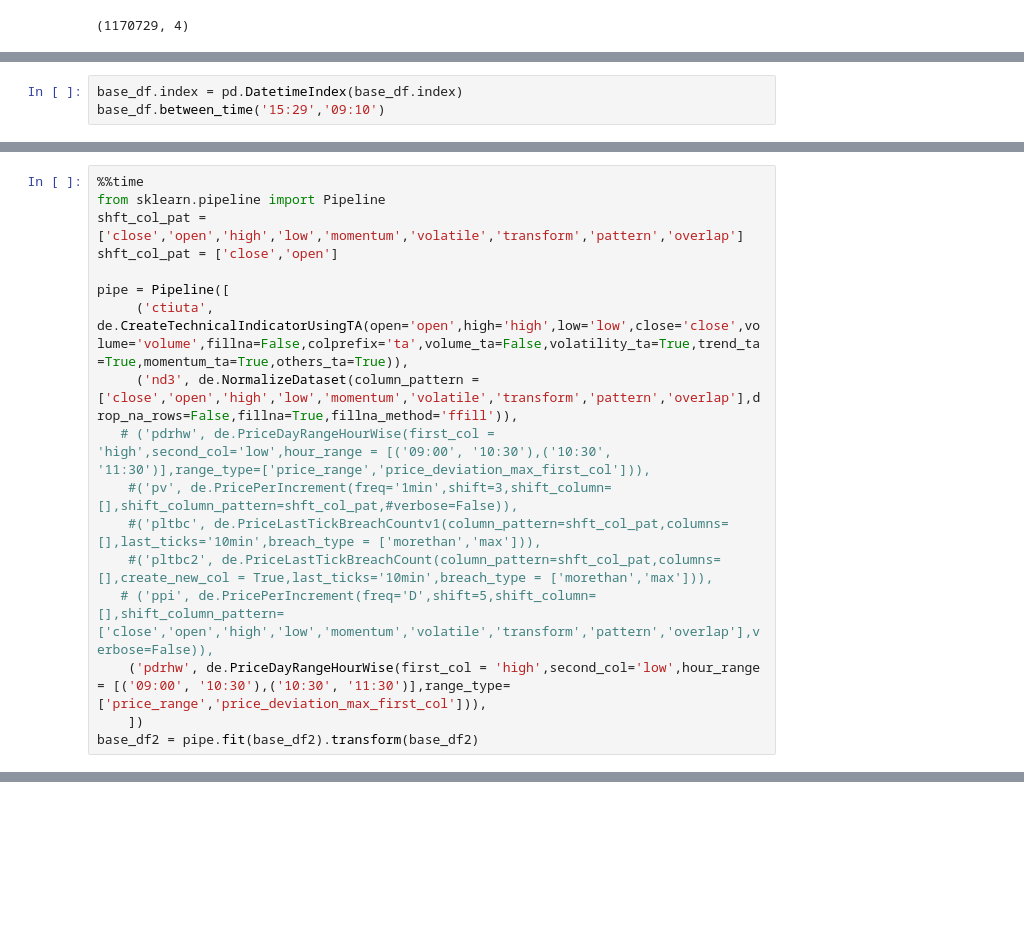
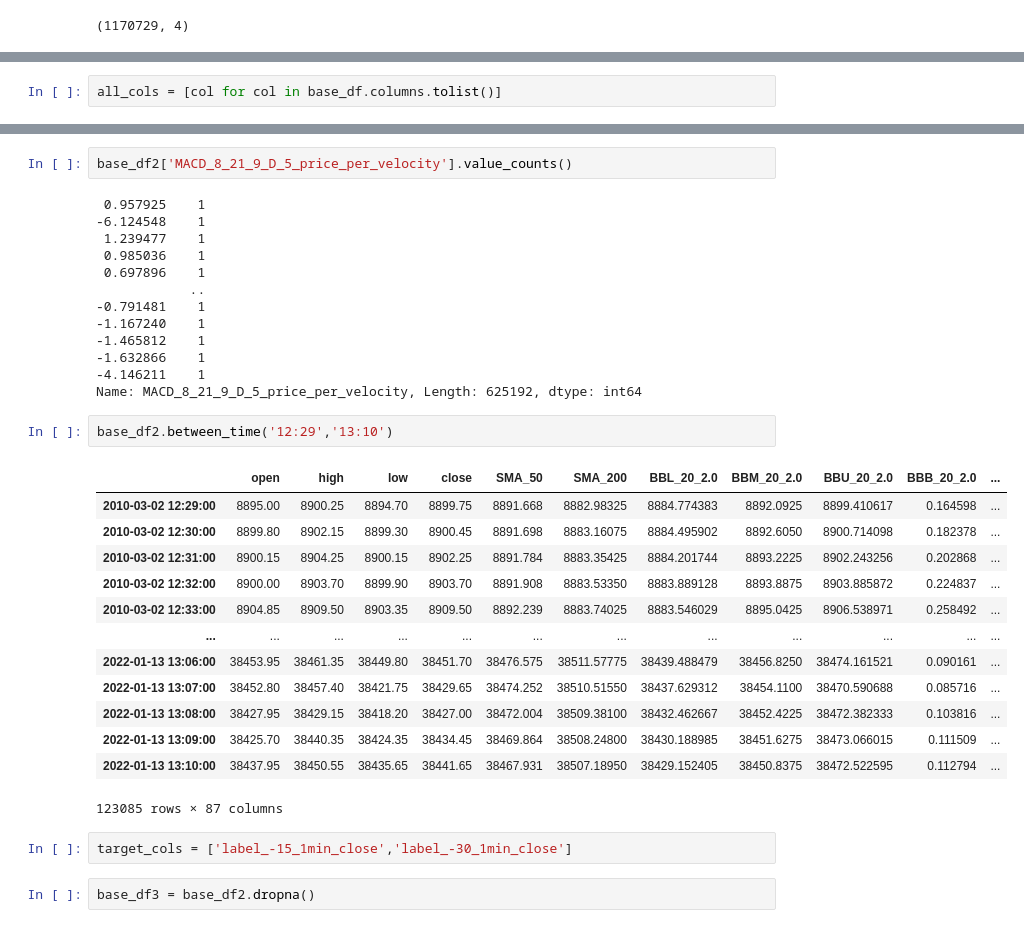
Before and after one commit to xooca/quant_game, a Jupyter notebook: ml_model_new.ipynb, the cells around one changed output, grey strips where cells are left out. Cells and saved outputs as stored; diff of their text form; blank space fills up the shorter version.

```diff
--- a/ml_model_new.ipynb
+++ b/ml_model_new.ipynb
@@ -42,3 +57,0 @@ base_df.shape
-# %%
-base_df.index = pd.DatetimeIndex(base_df.index)
-base_df.between_time('15:29','09:10')
@@ -58,0 +58,2 @@ base_df.between_time('15:29','09:10')
+# %%
+all_cols = [col for col in base_df.columns.tolist()]
@@ -76,17 +315,0 @@ base_df2 = pipe.fit(base_df).transform(base_df)
-# %%
-%%time
-from sklearn.pipeline import Pipeline
-shft_col_pat = ['close','open','high','low','momentum','volatile','transform','pattern','overlap']
-shft_col_pat = ['close','open']
-
-pipe = Pipeline([
-     ('ctiuta', de.CreateTechnicalIndicatorUsingTA(open='open',high='high',low='low',close='close',volume='volume',fillna=False,colprefix='ta',volume_ta=False,volatility_ta=True,trend_ta=True,momentum_ta=True,others_ta=True)),
-     ('nd3', de.NormalizeDataset(column_pattern = ['close','open','high','low','momentum','volatile','transform','pattern','overlap'],drop_na_rows=False,fillna=True,fillna_method='ffill')),
-   # ('pdrhw', de.PriceDayRangeHourWise(first_col = 'high',second_col='low',hour_range = [('09:00', '10:30'),('10:30', '11:30')],range_type=['price_range','price_deviation_max_first_col'])),
-    #('pv', de.PricePerIncrement(freq='1min',shift=3,shift_column=[],shift_column_pattern=shft_col_pat,#verbose=False)),
-    #('pltbc', de.PriceLastTickBreachCountv1(column_pattern=shft_col_pat,columns=[],last_ticks='10min',breach_type = ['morethan','max'])),
-    #('pltbc2', de.PriceLastTickBreachCount(column_pattern=shft_col_pat,columns=[],create_new_col = True,last_ticks='10min',breach_type = ['morethan','max'])),
-   # ('ppi', de.PricePerIncrement(freq='D',shift=5,shift_column=[],shift_column_pattern=['close','open','high','low','momentum','volatile','transform','pattern','overlap'],verbose=False)),
-    ('pdrhw', de.PriceDayRangeHourWise(first_col = 'high',second_col='low',hour_range = [('09:00', '10:30'),('10:30', '11:30')],range_type=['price_range','price_deviation_max_first_col'])),
-    ])
-base_df2 = pipe.fit(base_df2).transform(base_df2)
@@ -103,0 +316,35 @@ ta = None
+# %%
+base_df2['MACD_8_21_9_D_5_price_per_velocity'].value_counts()
+# %% [output]
+ 0.957925    1
+-6.124548    1
+ 1.239477    1
+ 0.985036    1
+ 0.697896    1
+            ..
+-0.791481    1
+-1.167240    1
+-1.465812    1
+-1.632866    1
+-4.146211    1
+Name: MACD_8_21_9_D_5_price_per_velocity, Length: 625192, dtype: int64
+# %%
+base_df2.between_time('12:29','13:10')
+# %% [output]
+|  | open | high | low | close | SMA_50 | SMA_200 | BBL_20_2.0 | BBM_20_2.0 | BBU_20_2.0 | BBB_20_2.0 | ... |
+| 2010-03-02 12:29:00 | 8895.00 | 8900.25 | 8894.70 | 8899.75 | 8891.668 | 8882.98325 | 8884.774383 | 8892.0925 | 8899.410617 | 0.164598 | ... |
+| 2010-03-02 12:30:00 | 8899.80 | 8902.15 | 8899.30 | 8900.45 | 8891.698 | 8883.16075 | 8884.495902 | 8892.6050 | 8900.714098 | 0.182378 | ... |
+| 2010-03-02 12:31:00 | 8900.15 | 8904.25 | 8900.15 | 8902.25 | 8891.784 | 8883.35425 | 8884.201744 | 8893.2225 | 8902.243256 | 0.202868 | ... |
+| 2010-03-02 12:32:00 | 8900.00 | 8903.70 | 8899.90 | 8903.70 | 8891.908 | 8883.53350 | 8883.889128 | 8893.8875 | 8903.885872 | 0.224837 | ... |
+| 2010-03-02 12:33:00 | 8904.85 | 8909.50 | 8903.35 | 8909.50 | 8892.239 | 8883.74025 | 8883.546029 | 8895.0425 | 8906.538971 | 0.258492 | ... |
+| ... | ... | ... | ... | ... | ... | ... | ... | ... | ... | ... | ... |
+| 2022-01-13 13:06:00 | 38453.95 | 38461.35 | 38449.80 | 38451.70 | 38476.575 | 38511.57775 | 38439.488479 | 38456.8250 | 38474.161521 | 0.090161 | ... |
+| 2022-01-13 13:07:00 | 38452.80 | 38457.40 | 38421.75 | 38429.65 | 38474.252 | 38510.51550 | 38437.629312 | 38454.1100 | 38470.590688 | 0.085716 | ... |
+| 2022-01-13 13:08:00 | 38427.95 | 38429.15 | 38418.20 | 38427.00 | 38472.004 | 38509.38100 | 38432.462667 | 38452.4225 | 38472.382333 | 0.103816 | ... |
+| 2022-01-13 13:09:00 | 38425.70 | 38440.35 | 38424.35 | 38434.45 | 38469.864 | 38508.24800 | 38430.188985 | 38451.6275 | 38473.066015 | 0.111509 | ... |
+| 2022-01-13 13:10:00 | 38437.95 | 38450.55 | 38435.65 | 38441.65 | 38467.931 | 38507.18950 | 38429.152405 | 38450.8375 | 38472.522595 | 0.112794 | ... |
+123085 rows × 87 columns
+# %%
+target_cols = ['label_-15_1min_close','label_-30_1min_close']
+# %%
+base_df3 = base_df2.dropna()
```
Also changed, not shown: parts of 13 cells of this notebook, 3 other files.
